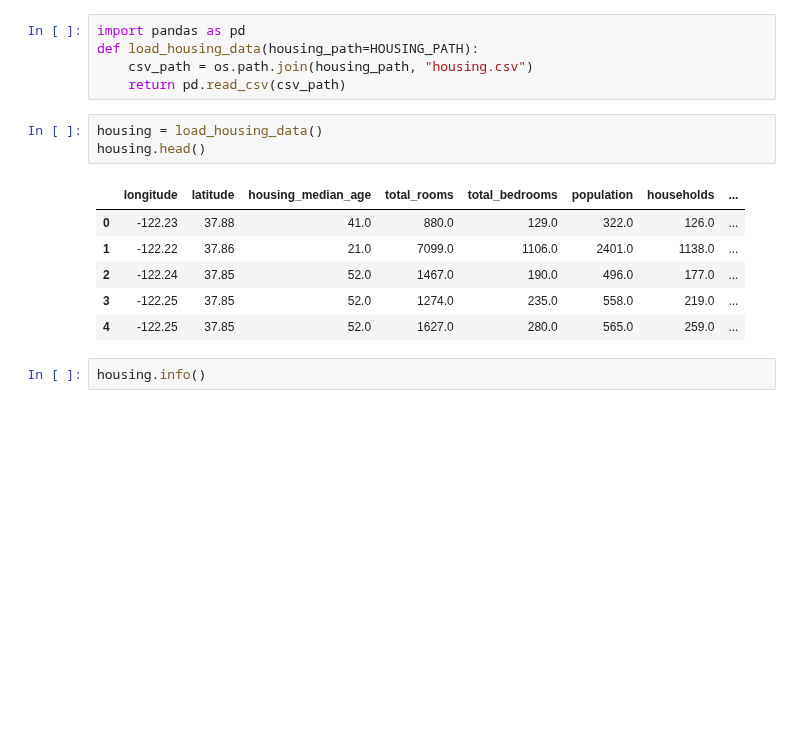
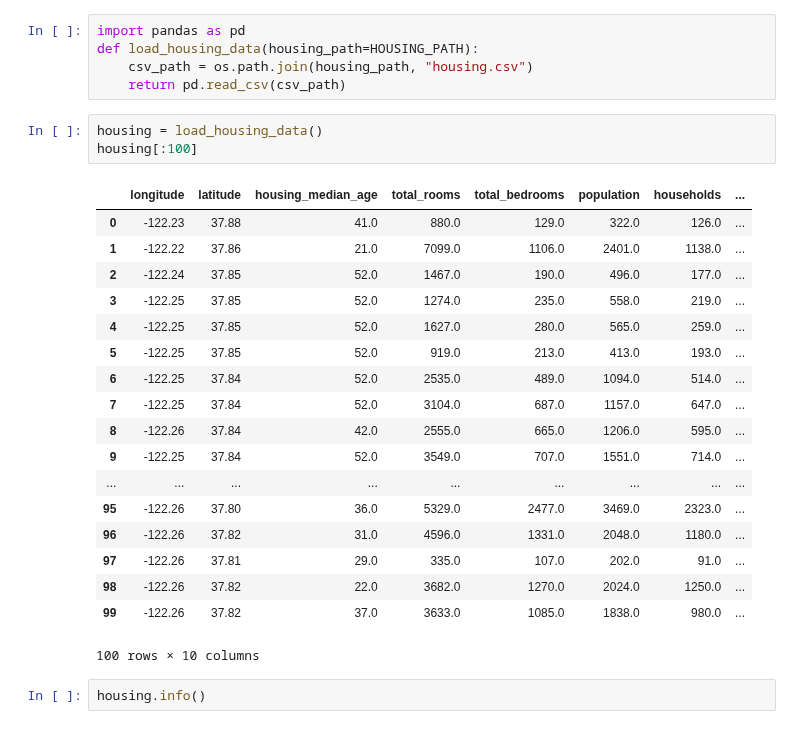
Before and after one commit to raxxar1024/hands-on-ml-with-sklearn-and-tf, a Jupyter notebook: 02/02_end_to_end_machine_learning_project.ipynb, the cells around one changed output. Drawn from its saved outputs; the diff is of its cells as text; blank space fills up the shorter version.

```diff
--- a/02/02_end_to_end_machine_learning_project.ipynb
+++ b/02/02_end_to_end_machine_learning_project.ipynb
@@ -20,14 +20,26 @@ def load_housing_data(housing_path=HOUSING_PATH):
     return pd.read_csv(csv_path)
 # %%
 housing = load_housing_data()
-housing.head()
+housing[:100]
 # %% [output]
 |  | longitude | latitude | housing_median_age | total_rooms | total_bedrooms | population | households | ... |
 | 0 | -122.23 | 37.88 | 41.0 | 880.0 | 129.0 | 322.0 | 126.0 | ... |
 | 1 | -122.22 | 37.86 | 21.0 | 7099.0 | 1106.0 | 2401.0 | 1138.0 | ... |
 | 2 | -122.24 | 37.85 | 52.0 | 1467.0 | 190.0 | 496.0 | 177.0 | ... |
 | 3 | -122.25 | 37.85 | 52.0 | 1274.0 | 235.0 | 558.0 | 219.0 | ... |
 | 4 | -122.25 | 37.85 | 52.0 | 1627.0 | 280.0 | 565.0 | 259.0 | ... |
+| 5 | -122.25 | 37.85 | 52.0 | 919.0 | 213.0 | 413.0 | 193.0 | ... |
+| 6 | -122.25 | 37.84 | 52.0 | 2535.0 | 489.0 | 1094.0 | 514.0 | ... |
+| 7 | -122.25 | 37.84 | 52.0 | 3104.0 | 687.0 | 1157.0 | 647.0 | ... |
+| 8 | -122.26 | 37.84 | 42.0 | 2555.0 | 665.0 | 1206.0 | 595.0 | ... |
+| 9 | -122.25 | 37.84 | 52.0 | 3549.0 | 707.0 | 1551.0 | 714.0 | ... |
+| ... | ... | ... | ... | ... | ... | ... | ... | ... |
+| 95 | -122.26 | 37.80 | 36.0 | 5329.0 | 2477.0 | 3469.0 | 2323.0 | ... |
+| 96 | -122.26 | 37.82 | 31.0 | 4596.0 | 1331.0 | 2048.0 | 1180.0 | ... |
+| 97 | -122.26 | 37.81 | 29.0 | 335.0 | 107.0 | 202.0 | 91.0 | ... |
+| 98 | -122.26 | 37.82 | 22.0 | 3682.0 | 1270.0 | 2024.0 | 1250.0 | ... |
+| 99 | -122.26 | 37.82 | 37.0 | 3633.0 | 1085.0 | 1838.0 | 980.0 | ... |
+100 rows × 10 columns
 # %%
 housing.info()
 # %% [output]
```
Also changed, not shown: parts of 10 cells of this notebook.
